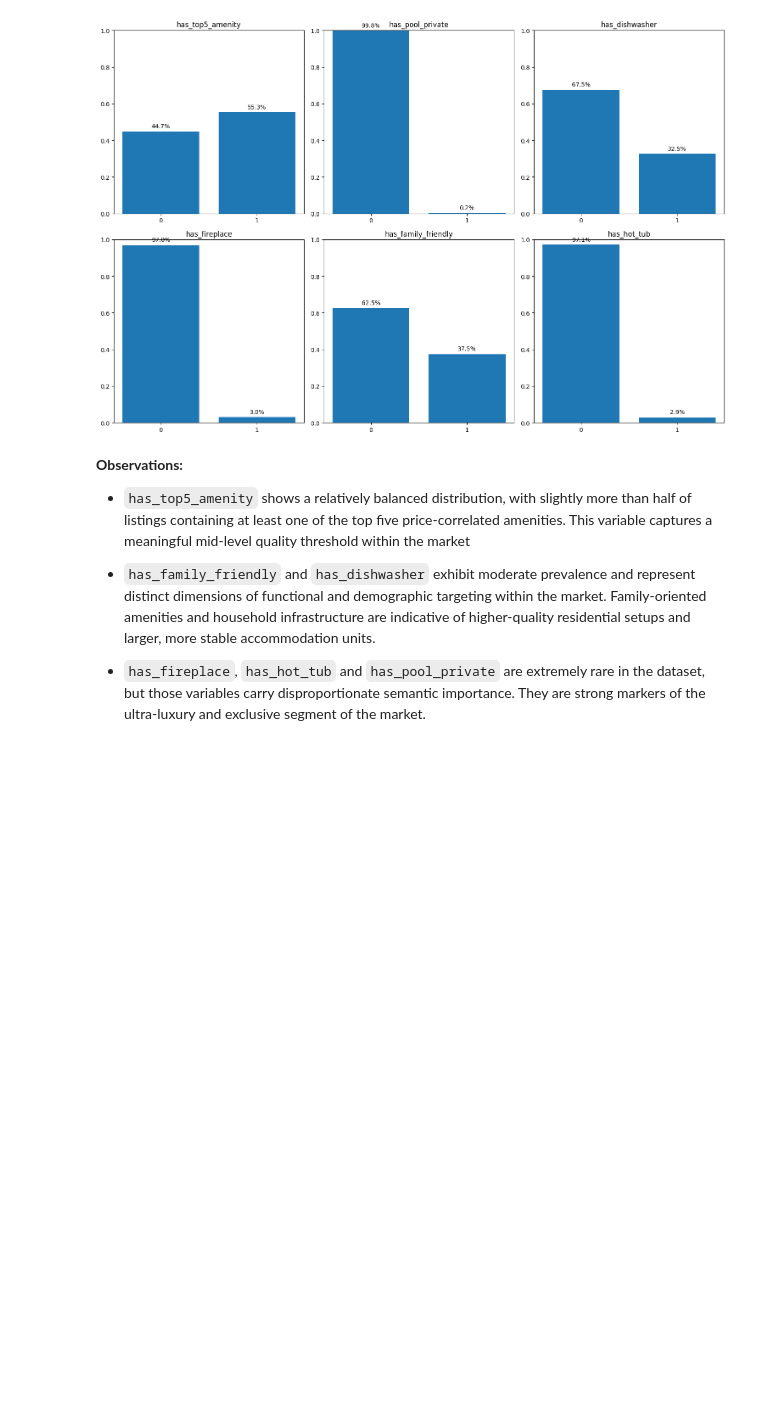
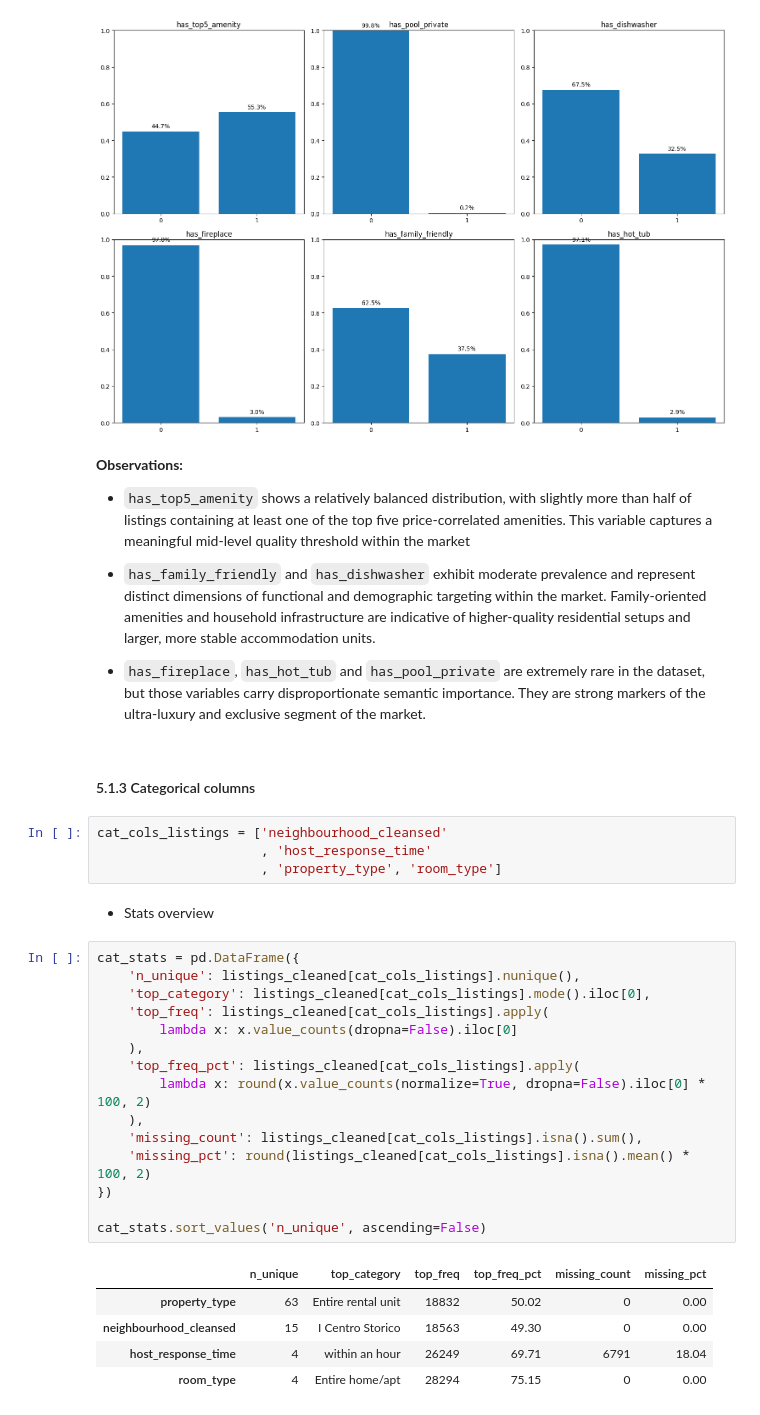
Before and after one commit to pln6/airbnb-market-segmentation-analysis, a Jupyter notebook: notebooks/01_data_cleaning.ipynb, the cells around one changed output. Cells and saved outputs as stored; diff of their text form; blank space fills up the shorter version.

```diff
--- a/notebooks/01_data_cleaning.ipynb
+++ b/notebooks/01_data_cleaning.ipynb
@@ -1410,3 +1410,32 @@ plt.show()
 - `has_family_friendly` and `has_dishwasher` exhibit moderate prevalence and represent distinct dimensions of functional and demographic targeting within the market. Family-oriented amenities and household infrastructure are indicative of higher-quality residential setups and larger, more stable accommodation units.
 
 - `has_fireplace`, `has_hot_tub` and `has_pool_private` are extremely rare in the dataset, but those variables  carry disproportionate semantic importance. They are strong markers of the ultra-luxury and exclusive segment of the market.
+# %% [markdown]
+#### 5.1.3 Categorical columns
+# %%
+cat_cols_listings = ['neighbourhood_cleansed'
+                     , 'host_response_time'
+                     , 'property_type', 'room_type']
+# %% [markdown]
+- Stats overview
+# %%
+cat_stats = pd.DataFrame({
+    'n_unique': listings_cleaned[cat_cols_listings].nunique(),
+    'top_category': listings_cleaned[cat_cols_listings].mode().iloc[0],
+    'top_freq': listings_cleaned[cat_cols_listings].apply(
+        lambda x: x.value_counts(dropna=False).iloc[0]
+    ),
+    'top_freq_pct': listings_cleaned[cat_cols_listings].apply(
+        lambda x: round(x.value_counts(normalize=True, dropna=False).iloc[0] * 100, 2)
+    ),
+    'missing_count': listings_cleaned[cat_cols_listings].isna().sum(),
+    'missing_pct': round(listings_cleaned[cat_cols_listings].isna().mean() * 100, 2)
+})
+
+cat_stats.sort_values('n_unique', ascending=False)
+# %% [output]
+|  | n_unique | top_category | top_freq | top_freq_pct | missing_count | missing_pct |
+| property_type | 63 | Entire rental unit | 18832 | 50.02 | 0 | 0.00 |
+| neighbourhood_cleansed | 15 | I Centro Storico | 18563 | 49.30 | 0 | 0.00 |
+| host_response_time | 4 | within an hour | 26249 | 69.71 | 6791 | 18.04 |
+| room_type | 4 | Entire home/apt | 28294 | 75.15 | 0 | 0.00 |
```
Also changed, not shown: parts of 8 cells of this notebook.
